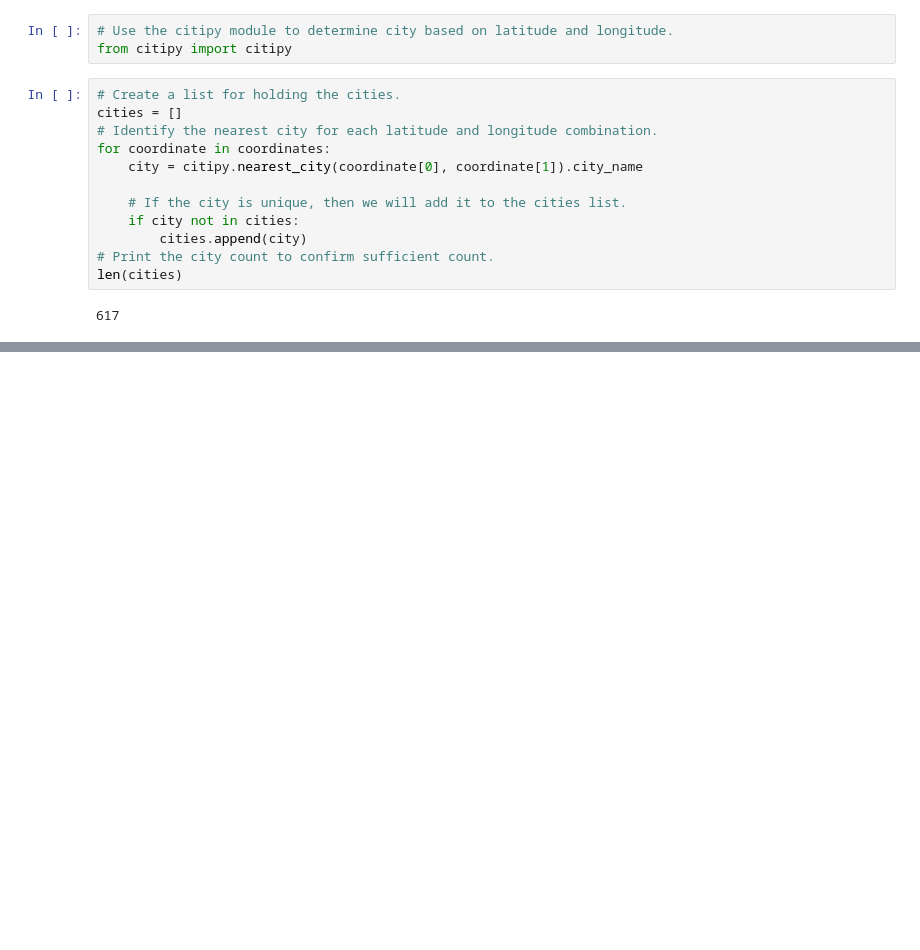
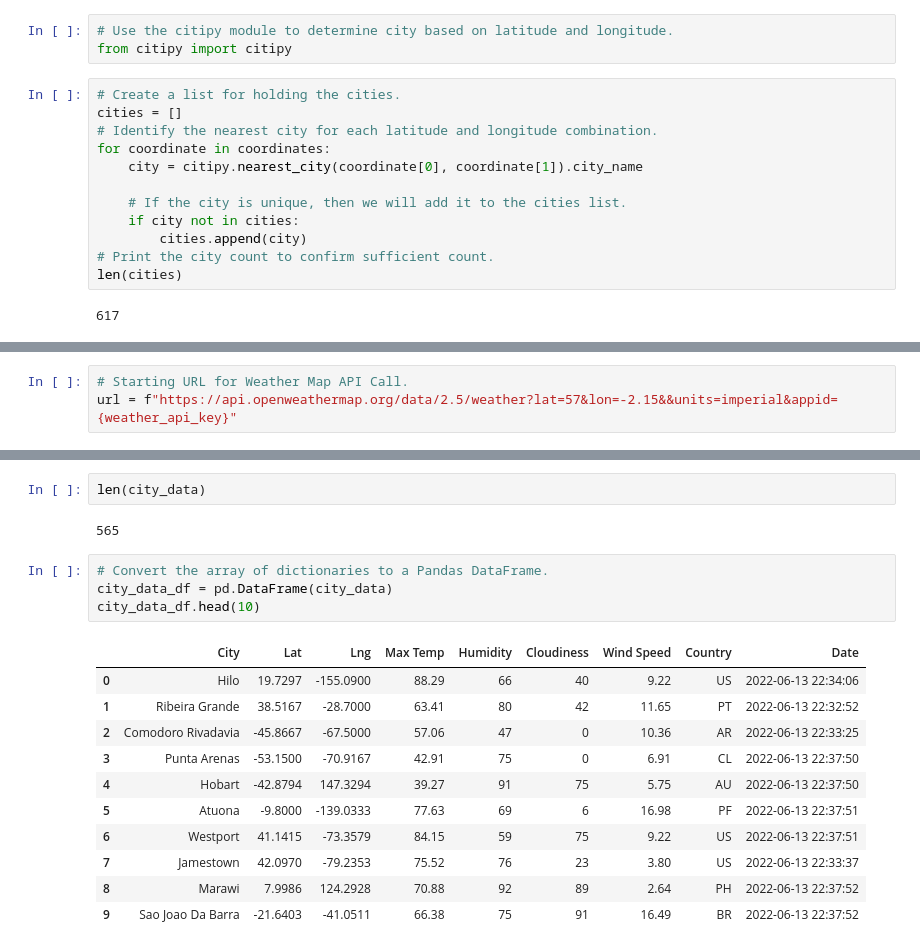
Before and after one commit to mik-moo/World_Weather_Analysis, a Jupyter notebook: WeatherPy.ipynb, the cells around one changed output, grey strips where cells are left out. Drawn from its saved outputs; the diff is of its cells as text; blank space fills up the shorter version.

```diff
--- a/WeatherPy.ipynb
+++ b/WeatherPy.ipynb
@@ -55,0 +67,3 @@ len(cities)
+# %%
+# Starting URL for Weather Map API Call.
+url = f"https://api.openweathermap.org/data/2.5/weather?lat=57&lon=-2.15&&units=imperial&appid={weather_api_key}"
@@ -55,0 +166,20 @@ len(cities)
+# %%
+len(city_data)
+# %% [output]
+565
+# %%
+# Convert the array of dictionaries to a Pandas DataFrame.
+city_data_df = pd.DataFrame(city_data)
+city_data_df.head(10)
+# %% [output]
+|  | City | Lat | Lng | Max Temp | Humidity | Cloudiness | Wind Speed | Country | Date |
+| 0 | Hilo | 19.7297 | -155.0900 | 88.29 | 66 | 40 | 9.22 | US | 2022-06-13 22:34:06 |
+| 1 | Ribeira Grande | 38.5167 | -28.7000 | 63.41 | 80 | 42 | 11.65 | PT | 2022-06-13 22:32:52 |
+| 2 | Comodoro Rivadavia | -45.8667 | -67.5000 | 57.06 | 47 | 0 | 10.36 | AR | 2022-06-13 22:33:25 |
+| 3 | Punta Arenas | -53.1500 | -70.9167 | 42.91 | 75 | 0 | 6.91 | CL | 2022-06-13 22:37:50 |
+| 4 | Hobart | -42.8794 | 147.3294 | 39.27 | 91 | 75 | 5.75 | AU | 2022-06-13 22:37:50 |
+| 5 | Atuona | -9.8000 | -139.0333 | 77.63 | 69 | 6 | 16.98 | PF | 2022-06-13 22:37:51 |
+| 6 | Westport | 41.1415 | -73.3579 | 84.15 | 59 | 75 | 9.22 | US | 2022-06-13 22:37:51 |
+| 7 | Jamestown | 42.0970 | -79.2353 | 75.52 | 76 | 23 | 3.80 | US | 2022-06-13 22:33:37 |
+| 8 | Marawi | 7.9986 | 124.2928 | 70.88 | 92 | 89 | 2.64 | PH | 2022-06-13 22:37:52 |
+| 9 | Sao Joao Da Barra | -21.6403 | -41.0511 | 66.38 | 75 | 91 | 16.49 | BR | 2022-06-13 22:37:52 |
```
Also changed, not shown: parts of 6 cells of this notebook, 1 other file.
